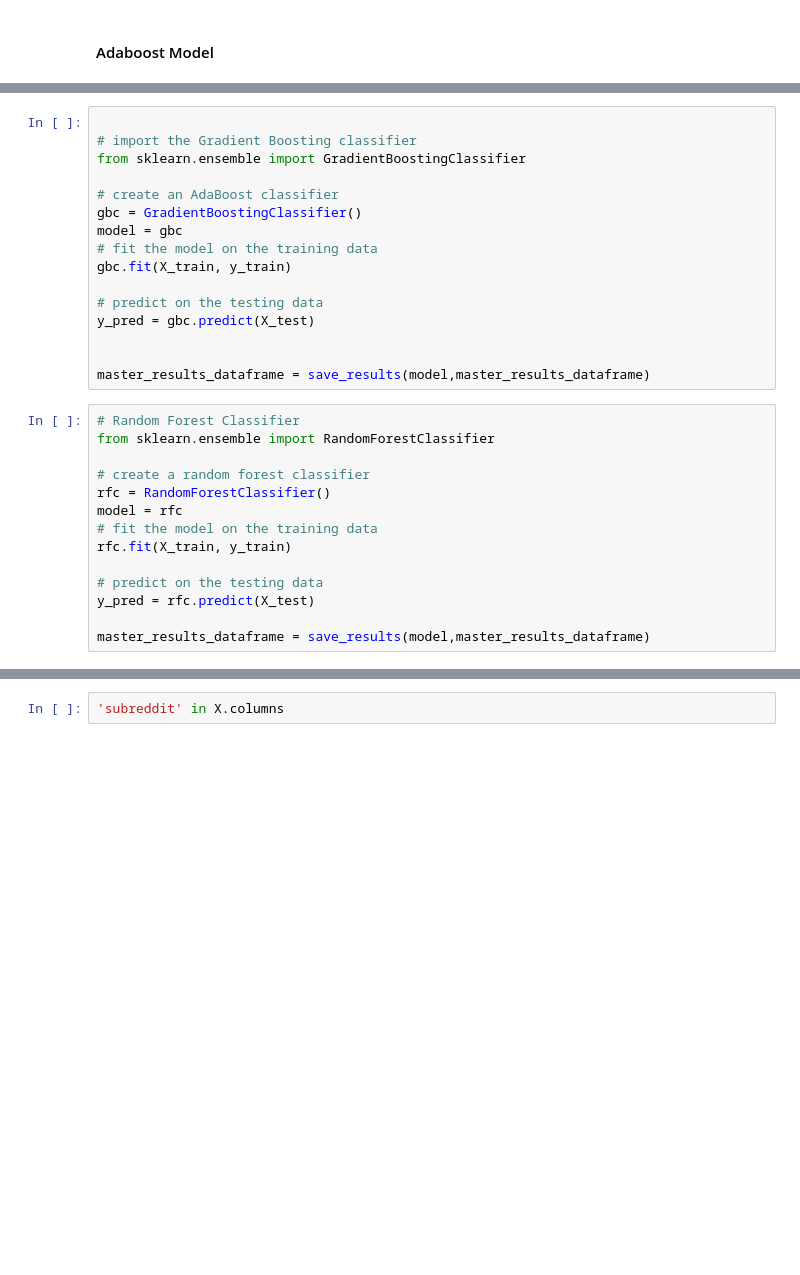
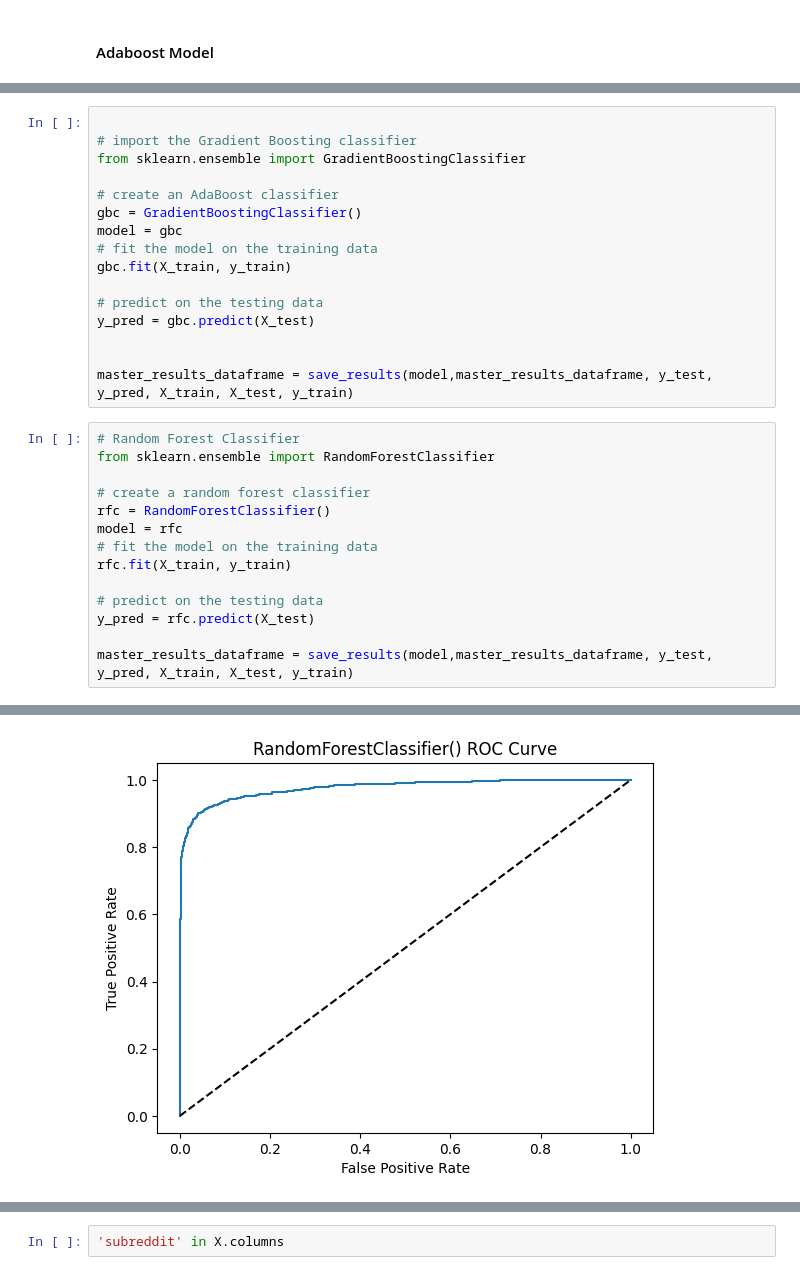
Before and after one commit to grahamwaters/Reddit-NLP-Analysis, a Jupyter notebook: notebooks/final_report_checkpoint.ipynb, the cells around one changed output, grey strips where cells are left out. Drawn from its saved outputs; the diff is of its cells as text; blank space fills up the shorter version.

```diff
--- a/notebooks/final_report_checkpoint.ipynb
+++ b/notebooks/final_report_checkpoint.ipynb
@@ -697,7 +705,7 @@ gbc.fit(X_train, y_train)
 y_pred = gbc.predict(X_test)
 
 
-master_results_dataframe = save_results(model,master_results_dataframe)
+master_results_dataframe = save_results(model,master_results_dataframe, y_test, y_pred, X_train, X_test, y_train)
 # %%
 # Random Forest Classifier
 from sklearn.ensemble import RandomForestClassifier
@@ -711,4 +719,5 @@ rfc.fit(X_train, y_train)
 # predict on the testing data
 y_pred = rfc.predict(X_test)
 
-master_results_dataframe = save_results(model,master_results_dataframe)
+master_results_dataframe = save_results(model,master_results_dataframe, y_test, y_pred, X_train, X_test, y_train)
+# %% [output]
@@ -715,3 +735,4 @@ master_results_dataframe = save_results(model,master_results_dataframe)
+[figure, added]
 # %%
 # Naive Bayes Classifier
 from sklearn.naive_bayes import GaussianNB
```
Also changed, not shown: parts of 13 cells of this notebook, 7 other files.
